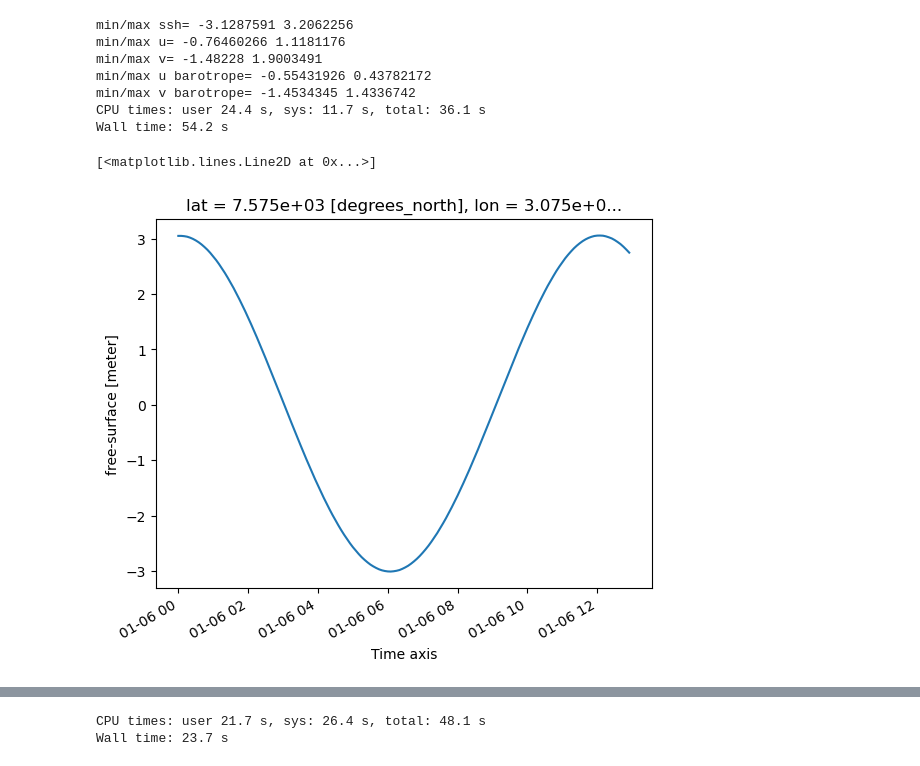
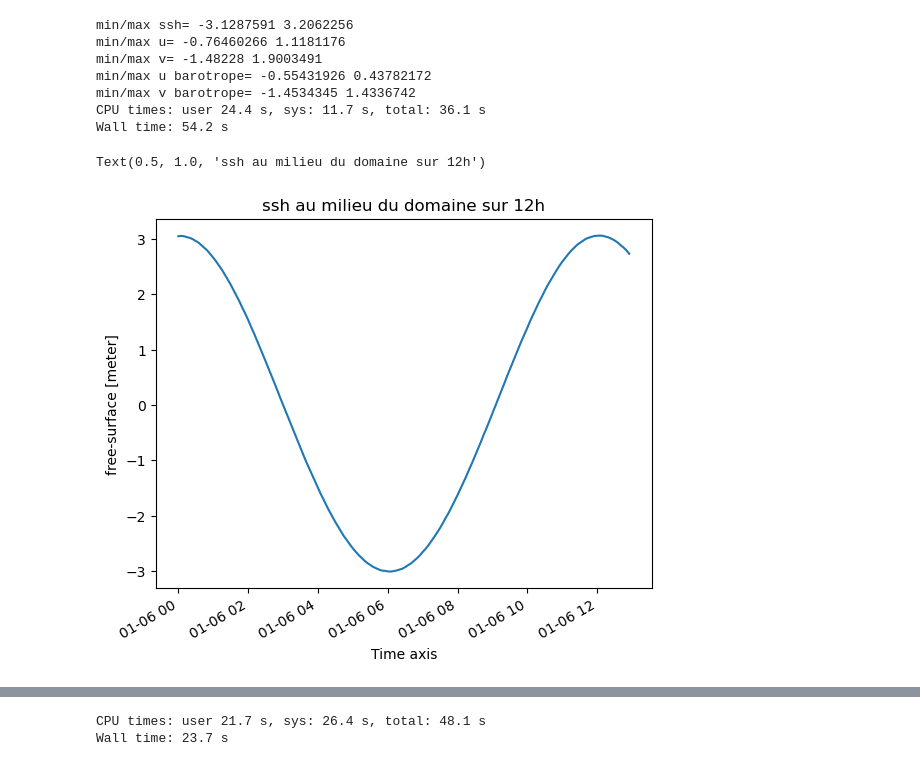
Before and after one commit to apatlpo/iroise_sandbank, a Jupyter notebook: croco/diags.ipynb, the cells around one changed output, grey strips where cells are left out. Cells and saved outputs as stored; diff of their text form; code cells hidden in the pictures.

```diff
--- a/croco/diags.ipynb
+++ b/croco/diags.ipynb
@@ -131,7 +106,8 @@ Wall time: 54.2 s
 # %%
 date1 = "1900-01-06T00"
 date2 = "1900-01-06T12"
 ds.z_sfc.isel(x=int(L/2),y=int(M/2)).sel(t=slice(date1,date2)).plot()
+plt.title("ssh au milieu du domaine sur 12h")
 # %% [output]
-[<matplotlib.lines.Line2D at 0x...>]
+Text(0.5, 1.0, 'ssh au milieu du domaine sur 12h')
-[figure, old version]
+[figure, new version]
```
Also changed, not shown: parts of 8 cells of this notebook, 1 other file.
